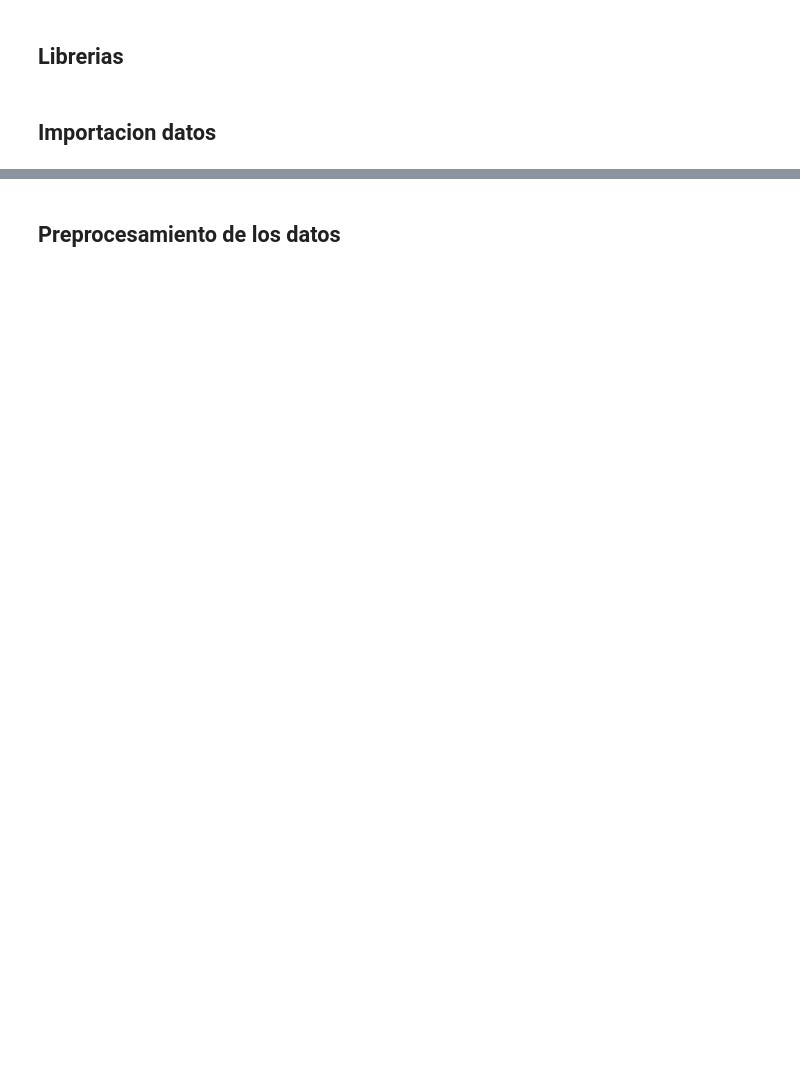
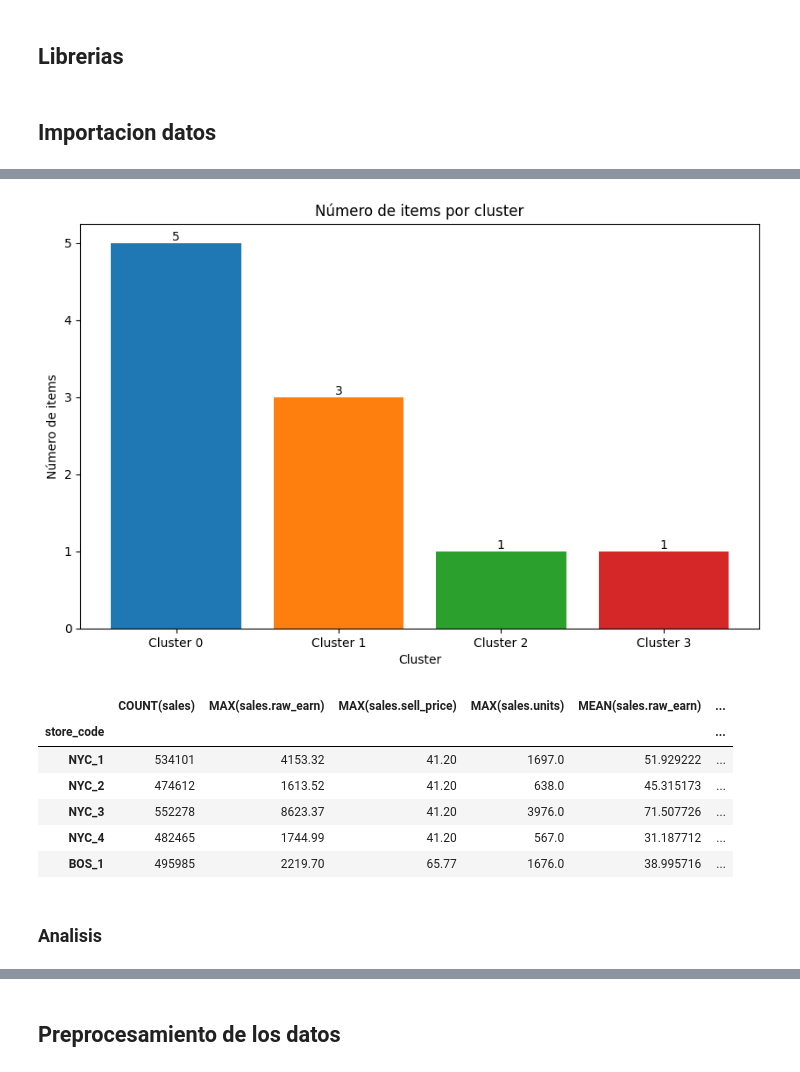
Before and after one commit to antonioMateos/grupo2retail_0424, a Jupyter notebook: 03_Clustering/04_Clustering_Tiendas.ipynb, the cells around one changed output, grey strips where cells are left out. Cells and saved outputs as stored; diff of their text form; code cells hidden in the pictures; blank space fills up the shorter version.

```diff
--- a/03_Clustering/04_Clustering_Tiendas.ipynb
+++ b/03_Clustering/04_Clustering_Tiendas.ipynb
@@ -195,0 +283,7 @@ Esta métrica indica en qué parte del año un producto suele venderse más. Per
+# %%
+# Revision definiciones caracteristicas creadas
+features_descriptions = fcm.get_features_descriptions(feature_defs)
+
+display(type(features_descriptions))
+
+display(features_descriptions)
@@ -195,0 +319,22 @@ Esta métrica indica en qué parte del año un producto suele venderse más. Per
+# %%
+# V3
+substrings = ['(sales)', '(sales.'] # Nos quedamos solo con las que afectan al precio de venta
+
+feat_selected = fcm.select_features(features_descriptions, substrings)
+
+print(f'Length Feats Selected: {len(feat_selected)}')
+# display(feat_selected)
+
+feature_matrix_selected = feature_matrix[feat_selected].copy()
+
+# display(feature_matrix_selected.head(5))
+
+# Aplicar filtros a las caracteristicas creadas
+# Remove low information, highly correlated, highly null and single value features
+filtered_feature_matrix = fcm.filter_feature_matrix(feature_matrix_selected)
+
+# Renombrar características si es necesario # Evitamos este paso de momento
+# feature_matrix_renamed = fcm.rename_features(filtered_feature_matrix, price_range_features)
+feature_matrix_renamed = filtered_feature_matrix.copy()
+
+display(feature_matrix_renamed.head(5))
@@ -195,0 +377,18 @@ Esta métrica indica en qué parte del año un producto suele venderse más. Per
+# %%
+# Apreciamos varias opciones 4
+optimal_k = 4
+
+kmeans_model, feature_matrix_with_clusters = km_m.apply_kmeans_and_plot(optimal_k, scaled_df, feature_matrix_renamed)
+
+feature_matrix_with_clusters.head(5)
+# %% [output]
+[figure, added]
+|  | COUNT(sales) | MAX(sales.raw_earn) | MAX(sales.sell_price) | MAX(sales.units) | MEAN(sales.raw_earn) | ... |
+| store_code |  |  |  |  |  | ... |
+| NYC_1 | 534101 | 4153.32 | 41.20 | 1697.0 | 51.929222 | ... |
+| NYC_2 | 474612 | 1613.52 | 41.20 | 638.0 | 45.315173 | ... |
+| NYC_3 | 552278 | 8623.37 | 41.20 | 3976.0 | 71.507726 | ... |
+| NYC_4 | 482465 | 1744.99 | 41.20 | 567.0 | 31.187712 | ... |
+| BOS_1 | 495985 | 2219.70 | 65.77 | 1676.0 | 38.995716 | ... |
+# %% [markdown]
+### Analisis
```
Also changed, not shown: parts of 133 cells of this notebook, 1 other file.
